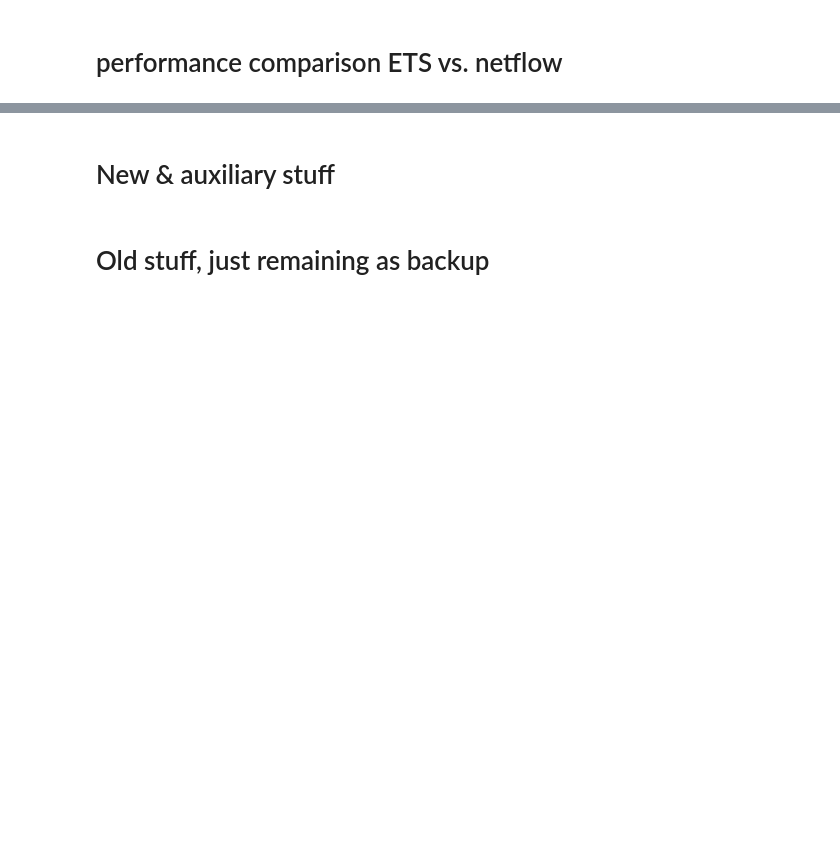
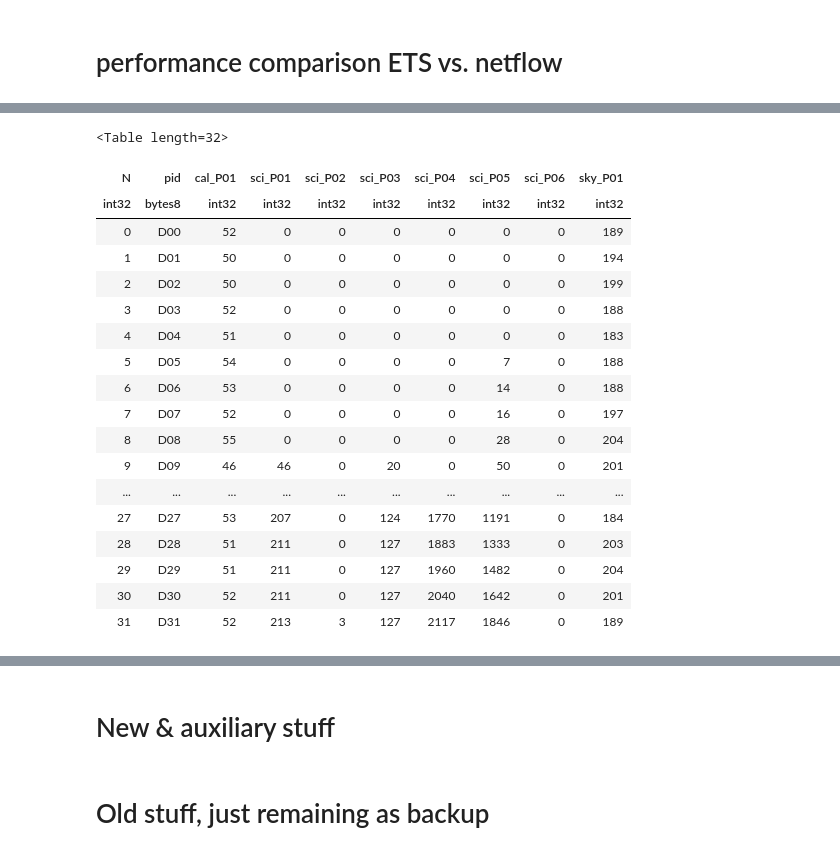
Before and after one commit to Subaru-PFS/ets_networkflow, a Jupyter notebook: netflow.ipynb, the cells around one changed output, grey strips where cells are left out. Saved outputs shown, nothing was run; the diff lists cells and outputs as text; code cells hidden in the pictures; blank space fills up the shorter version.

```diff
--- a/netflow.ipynb
+++ b/netflow.ipynb
@@ -1016,0 +1077,14 @@ Detected 0 endpoint collisions
+# %%
+# Compute fffor each cobra its neighbors
+R = 15.
+cxx = np.array( [c.getX(pid) for c in g.cobras.values()] )
+cyy = np.array( [c.getY(pid) for c in g.cobras.values()] )
+cc  = np.array( [c for c in g.cobras.values()] )
+
+for c in g.cobras.values():
+    dd_sq = (c.getX(pid) - cxx)**2 + (c.getY(pid) - cyy)**2
+    ii = dd_sq <= R**2.
+    c.neighbor_cobras = cc[ii]
+
+mdn = np.median( [ len(c.neighbor_cobras) for c in g.cobras.values()] )
+print("Median number of neighbors is {}.".format(mdn))
@@ -1026,5 +1288,19 @@ if PLOT_FOCAL_PLANE:
 # more detailed per class and per pointing completion analysis
 from pfs_netflow.survey_plan import computeCompletion
 t = computeCompletion(g, class_dict, "{}_completion.txt".format(name))
+t.pprint()
+
+# And plot the results
+
+f = plt.figure(figsize=[10,7])
+
+tclasses = t.keys()[2:]
+
+for tc in tclasses:
+    plt.plot(t['N'], t[tc], label='tc', lw=2)
+    plt.text(t['N'][-1], t[tc][-1], t[tc][-1])
+
+plt.xlabel('pointing')
+plt.ylabel('Cumulative number of observed targets')
 # %%
 # And plot the results
@@ -1174,0 +1583,22 @@ print("Total simulation time (s):", time.time() - start)
+# %%
+t_ETS
+# %% [output]
+<Table length=32>
+| N | pid | cal_P01 | sci_P01 | sci_P02 | sci_P03 | sci_P04 | sci_P05 | sci_P06 | sky_P01 |
+| int32 | bytes8 | int32 | int32 | int32 | int32 | int32 | int32 | int32 | int32 |
+| 0 | D00 | 52 | 0 | 0 | 0 | 0 | 0 | 0 | 189 |
+| 1 | D01 | 50 | 0 | 0 | 0 | 0 | 0 | 0 | 194 |
+| 2 | D02 | 50 | 0 | 0 | 0 | 0 | 0 | 0 | 199 |
+| 3 | D03 | 52 | 0 | 0 | 0 | 0 | 0 | 0 | 188 |
+| 4 | D04 | 51 | 0 | 0 | 0 | 0 | 0 | 0 | 183 |
+| 5 | D05 | 54 | 0 | 0 | 0 | 0 | 7 | 0 | 188 |
+| 6 | D06 | 53 | 0 | 0 | 0 | 0 | 14 | 0 | 188 |
+| 7 | D07 | 52 | 0 | 0 | 0 | 0 | 16 | 0 | 197 |
+| 8 | D08 | 55 | 0 | 0 | 0 | 0 | 28 | 0 | 204 |
+| 9 | D09 | 46 | 46 | 0 | 20 | 0 | 50 | 0 | 201 |
+| ... | ... | ... | ... | ... | ... | ... | ... | ... | ... |
+| 27 | D27 | 53 | 207 | 0 | 124 | 1770 | 1191 | 0 | 184 |
+| 28 | D28 | 51 | 211 | 0 | 127 | 1883 | 1333 | 0 | 203 |
+| 29 | D29 | 51 | 211 | 0 | 127 | 1960 | 1482 | 0 | 204 |
+| 30 | D30 | 52 | 211 | 0 | 127 | 2040 | 1642 | 0 | 201 |
+| 31 | D31 | 52 | 213 | 3 | 127 | 2117 | 1846 | 0 | 189 |
```
Also changed, not shown: parts of 62 cells of this notebook, 6 other files.
